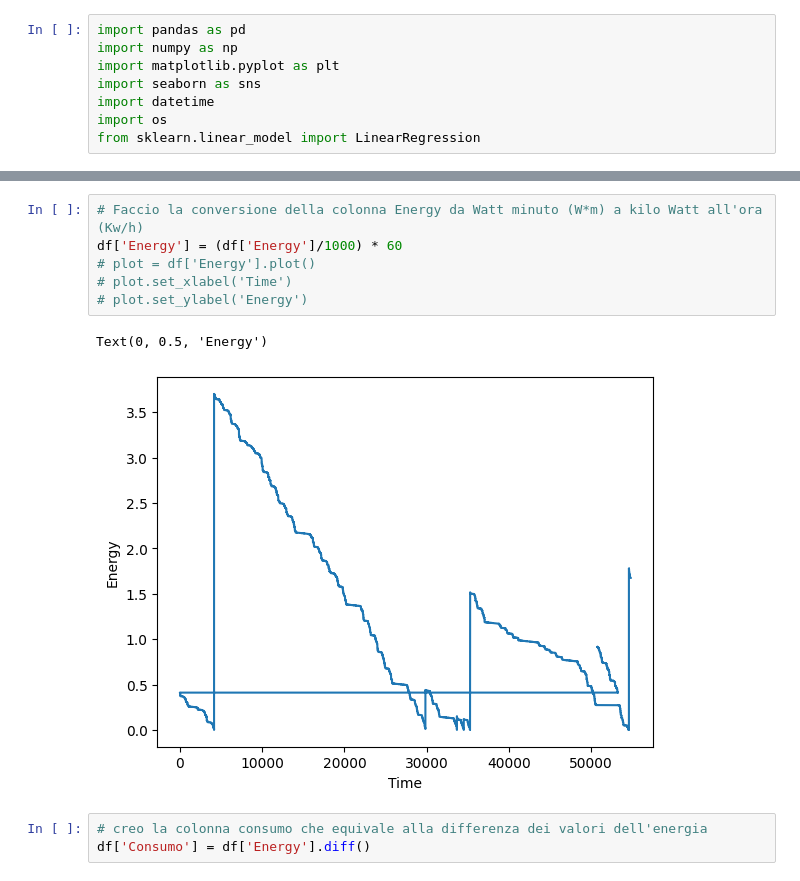
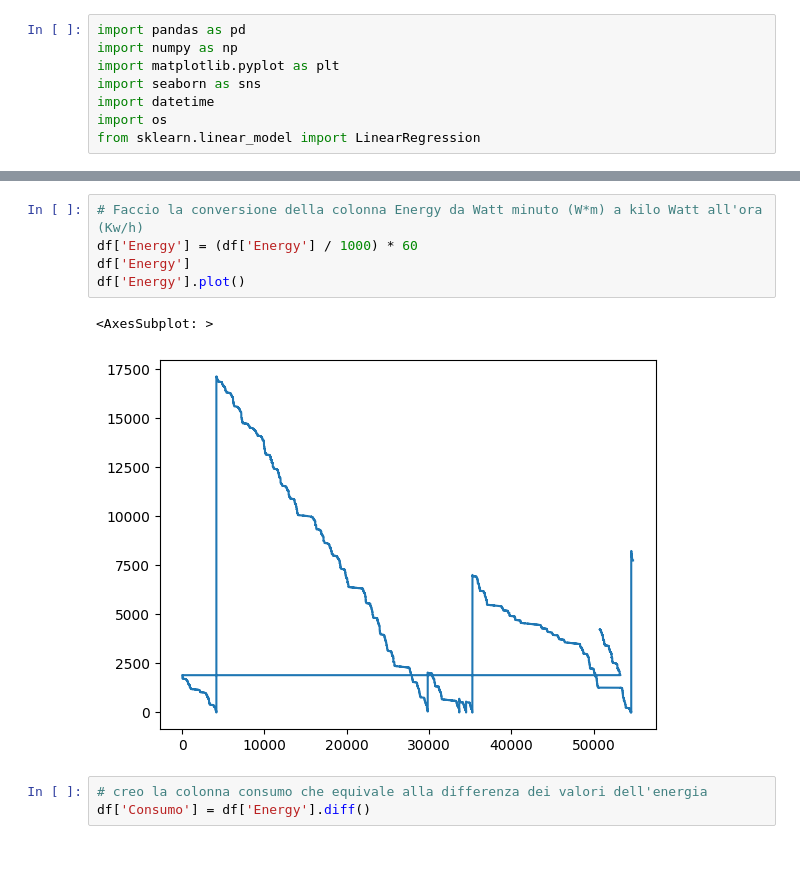
Before and after one commit to Marawan89/bigData_project, a Jupyter notebook: coffee_machine_heatmap.ipynb, the cells around one changed output, grey strips where cells are left out. Saved outputs shown, nothing was run; the diff lists cells and outputs as text; blank space fills up the shorter version.

```diff
--- a/coffee_machine_heatmap.ipynb
+++ b/coffee_machine_heatmap.ipynb
@@ -92,12 +84,11 @@ Error:
 # %%
 # Faccio la conversione della colonna Energy da Watt minuto (W*m) a kilo Watt all'ora (Kw/h)
-df['Energy'] = (df['Energy']/1000) * 60
-# plot = df['Energy'].plot()
-# plot.set_xlabel('Time')
-# plot.set_ylabel('Energy')
+df['Energy'] = (df['Energy'] / 1000) * 60
+df['Energy']
+df['Energy'].plot()
 # %% [output]
-Text(0, 0.5, 'Energy')
+<AxesSubplot: >
-[figure, old version]
+[figure, new version]
 # %%
 # creo la colonna consumo che equivale alla differenza dei valori dell'energia
 df['Consumo'] = df['Energy'].diff()
```
Also changed, not shown: parts of 8 cells of this notebook.
